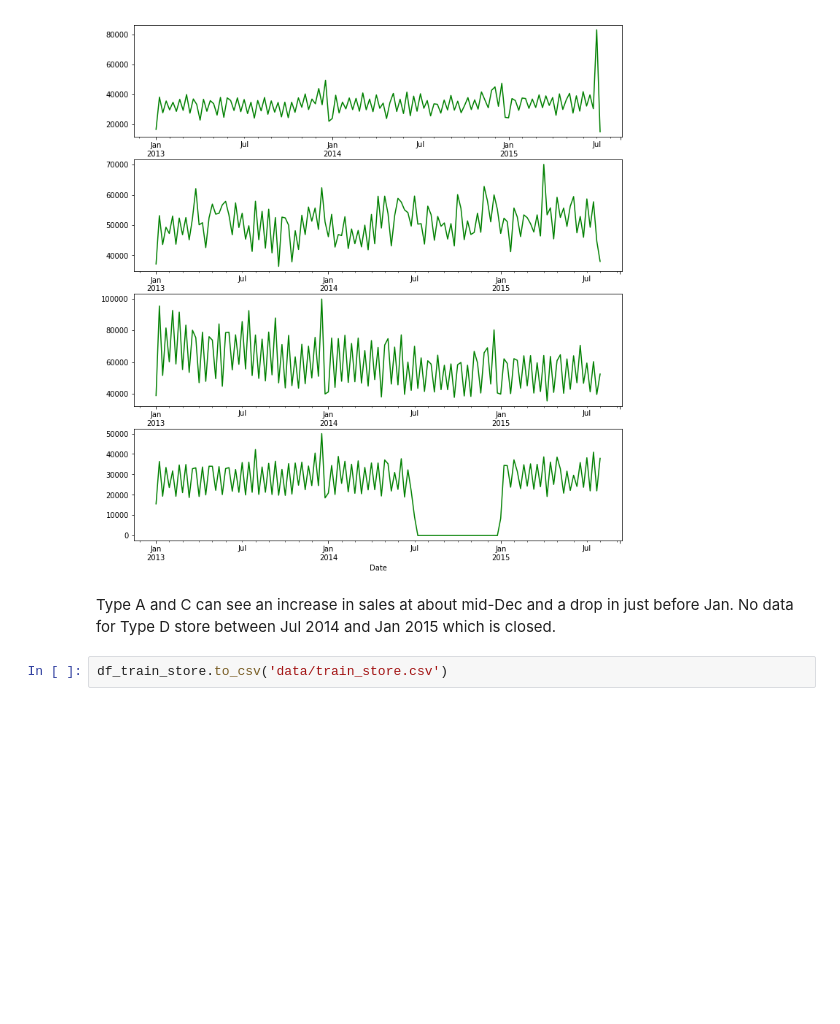
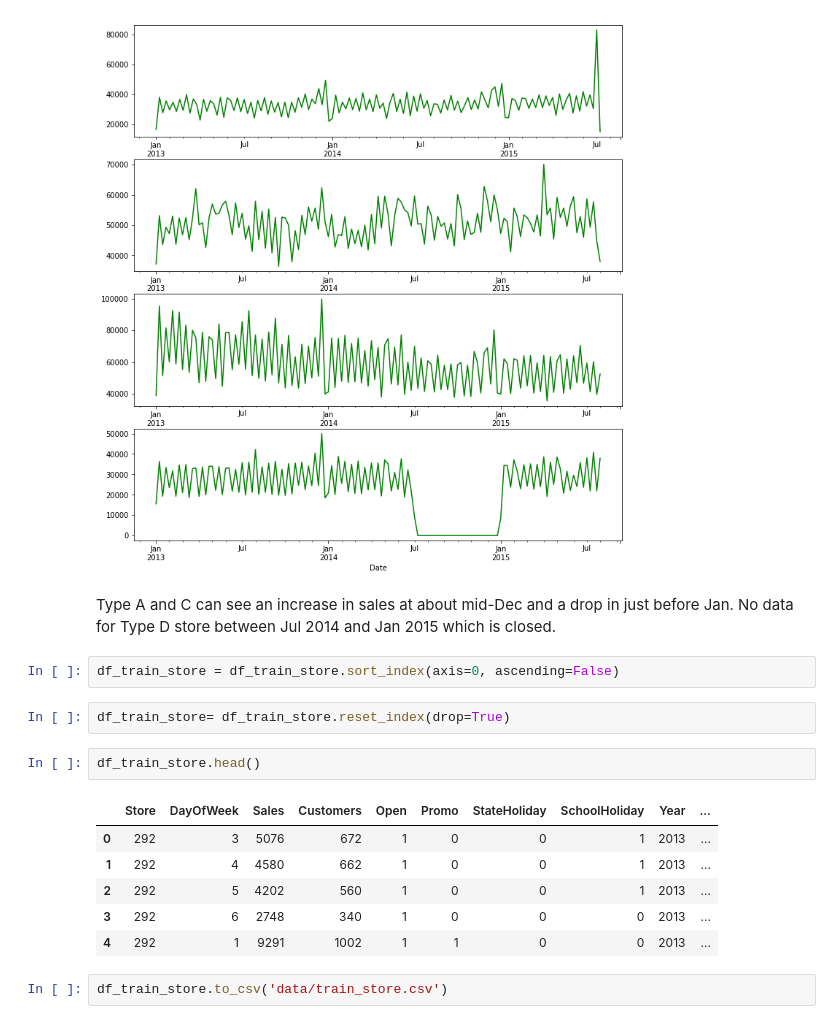
Before and after one commit to cuthlo/springboard, a Jupyter notebook: capstone_project2/EDA.ipynb, the cells around one changed output. Drawn from its saved outputs; the diff is of its cells as text; blank space fills up the shorter version.

```diff
--- a/capstone_project2/EDA.ipynb
+++ b/capstone_project2/EDA.ipynb
@@ -426,5 +424,18 @@ type_d_sales.resample('W').sum().plot(color = 'g', ax = ax4)
 [figure]
 # %% [markdown]
 Type A and C can see an increase in sales at about mid-Dec and a drop in just before Jan. No data for Type D store between Jul 2014 and Jan 2015 which is closed.
+# %%
+df_train_store = df_train_store.sort_index(axis=0, ascending=False)
+# %%
+df_train_store= df_train_store.reset_index(drop=True)
+# %%
+df_train_store.head()
+# %% [output]
+|  | Store | DayOfWeek | Sales | Customers | Open | Promo | StateHoliday | SchoolHoliday | Year | ... |
+| 0 | 292 | 3 | 5076 | 672 | 1 | 0 | 0 | 1 | 2013 | ... |
+| 1 | 292 | 4 | 4580 | 662 | 1 | 0 | 0 | 1 | 2013 | ... |
+| 2 | 292 | 5 | 4202 | 560 | 1 | 0 | 0 | 1 | 2013 | ... |
+| 3 | 292 | 6 | 2748 | 340 | 1 | 0 | 0 | 0 | 2013 | ... |
+| 4 | 292 | 1 | 9291 | 1002 | 1 | 1 | 0 | 0 | 2013 | ... |
 # %%
 df_train_store.to_csv('data/train_store.csv')
```
Also changed, not shown: parts of 5 cells of this notebook, 6 other files.
